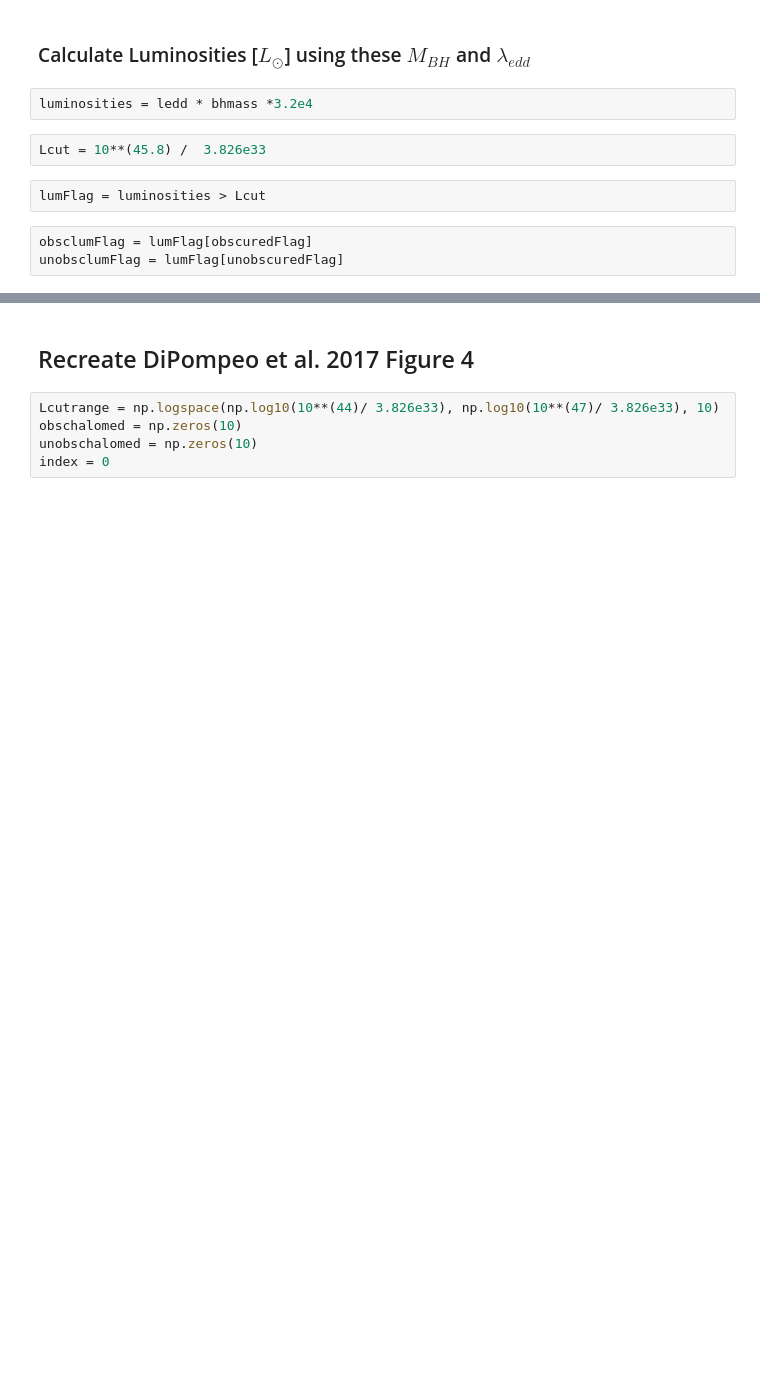
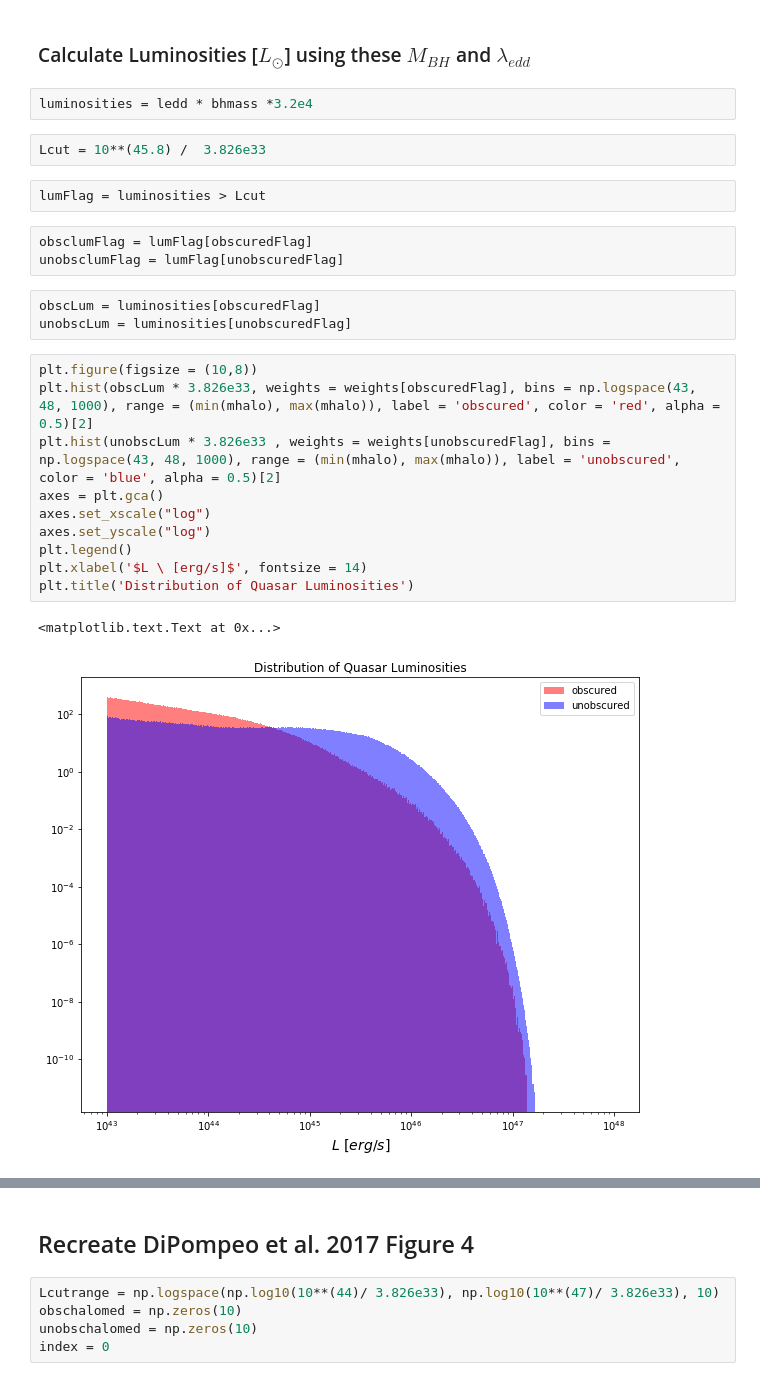
Before and after one commit to ke27whal/Quasars, a Jupyter notebook: notebooks/quasars-v2.ipynb, the cells around one changed output, grey strips where cells are left out. Cells and saved outputs as stored; diff of their text form; blank space fills up the shorter version.

Commit message:
Updated quasars-v2

```diff
--- a/notebooks/quasars-v2.ipynb
+++ b/notebooks/quasars-v2.ipynb
@@ -102,6 +102,22 @@ lumFlag = luminosities > Lcut
 # %%
 obsclumFlag = lumFlag[obscuredFlag]
 unobsclumFlag = lumFlag[unobscuredFlag]
+# %%
+obscLum = luminosities[obscuredFlag]
+unobscLum = luminosities[unobscuredFlag]
+# %%
+plt.figure(figsize = (10,8))
+plt.hist(obscLum * 3.826e33, weights = weights[obscuredFlag], bins = np.logspace(43, 48, 1000), range = (min(mhalo), max(mhalo)), label = 'obscured', color = 'red', alpha = 0.5)[2]
+plt.hist(unobscLum * 3.826e33 , weights = weights[unobscuredFlag], bins = np.logspace(43, 48, 1000), range = (min(mhalo), max(mhalo)), label = 'unobscured', color = 'blue', alpha = 0.5)[2]
+axes = plt.gca()
+axes.set_xscale("log")
+axes.set_yscale("log")
+plt.legend()
+plt.xlabel('$L \ [erg/s]$', fontsize = 14)
+plt.title('Distribution of Quasar Luminosities')
+# %% [output]
+<matplotlib.text.Text at 0x...>
+[figure, added]
 # %%
 plt.figure(figsize = (10,8))
 plt.hist(obscured_masses[obsclumFlag], weights = weights[obscuredFlag][obsclumFlag], bins = np.logspace(12, 16, 1000), range = (min(mhalo), max(mhalo)), label = 'obscured', color = 'red', alpha = 0.5, normed = True)[2]
```
Also changed, not shown: parts of 16 cells of this notebook.
